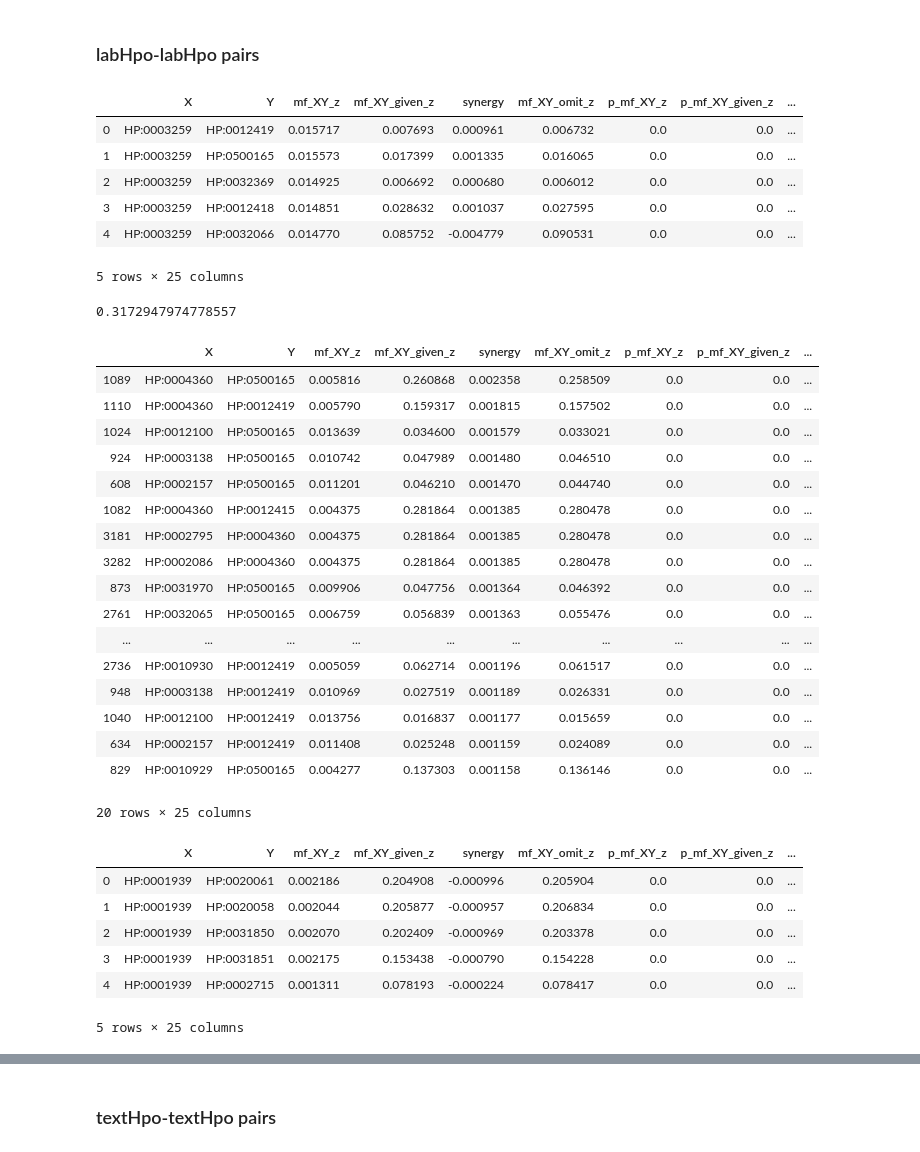
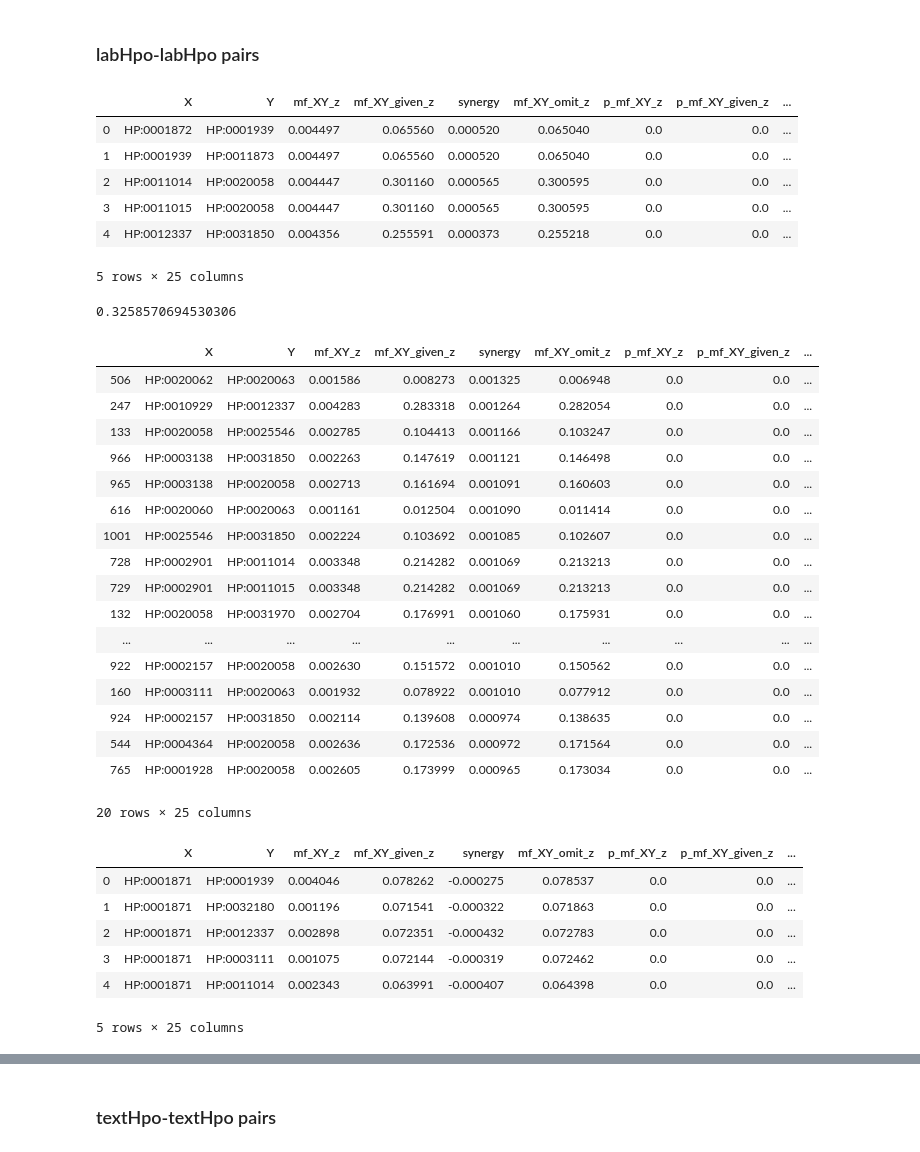
Before and after one commit to TheJacksonLaboratory/MIMIC_HPO, a Jupyter notebook: src/main/notebooks/interpretation.ipynb, the cells around one changed output, grey strips where cells are left out. Drawn from its saved outputs; the diff is of its cells as text; code cells hidden in the pictures.

```diff
--- a/src/main/notebooks/interpretation.ipynb
+++ b/src/main/notebooks/interpretation.ipynb
@@ -221,11 +226,18 @@ def load_p_values(path):
 
 convert_to_percent = np.vectorize(lambda x: ' {:.2f}%'.format(x * 100))
 # %%
-with open('../../../data/mf_regarding_diseases/primary_only/summaries_diagnosis_textHpo_labHpo.obj', 'rb') as f:
+primary_only = True
+if primary_only:
+    diag_dir = "primary_only"
+else:
+    diag_dir = "primary_and_secondary"
+
+
+with open('../../../data/mf_regarding_diseases/{}/summaries_diagnosis_textHpo_labHpo.obj'.format(diag_dir), 'rb') as f:
     summaries_diagnosis_textHpo_labHpo = pickle.load(f)
-with open('../../../data/mf_regarding_diseases/primary_only/summaries_diagnosis_textHpo_textHpo.obj', 'rb') as f:
+with open('../../../data/mf_regarding_diseases/{}/summaries_diagnosis_textHpo_textHpo.obj'.format(diag_dir), 'rb') as f:
     summaries_diagnosis_textHpo_textHpo = pickle.load(f)
-with open('../../../data/mf_regarding_diseases/primary_only/summaries_diagnosis_labHpo_labHpo.obj', 'rb') as f:
+with open('../../../data/mf_regarding_diseases/{}/summaries_diagnosis_labHpo_labHpo.obj'.format(diag_dir), 'rb') as f:
     summaries_diagnosis_labHpo_labHpo = pickle.load(f)
 # %%
 summaries_diagnosis_textHpo_labHpo.keys()
@@ -362,9 +376,9 @@ nodes.drop_duplicates().reset_index(drop=True).to_csv('../../../data/mf_regardin
 # %% [markdown]
 ### labHpo-labHpo pairs
 # %%
-disease = '584'
+disease = '493'
 mf_diagnosis_phenotypes = mf.MutualInfoXYz(summaries_diagnosis_labHpo_labHpo[disease])
-p_values = load_p_values('../../../data/mf_regarding_diseases/primary_only/{}/p_value_labHpo_labHpo_{}_primary_only.obj'.format(disease, disease))
+p_values = load_p_values('../../../data/mf_regarding_diseases/{}/{}/p_value_labHpo_labHpo_{}_{}.obj'.format(diag_dir, disease, disease, diag_dir))
 
 df_mf_Xz, df_mf_Yz, df_mf_XY_z = mf_dataframes(mf_diagnosis_phenotypes, p_values['mf_Xz'], p_values['mf_Yz'], \
                                                p_values['mf_XY_z'], p_values['mf_XY_given_z'], p_values['synergy'], \
@@ -389,56 +403,56 @@ df_mf_joint_vs_individual = df_mf_XY_z_filtered \
 
 df_mf_joint_vs_individual.loc[:, ['X', 'Y', 'mf_Xz', 'mf_Yz', 'mf_XY_z', 'p_mf_Xz', 'p_mf_Yz', 'P1_label', 'P2_label']] \
     .rename(columns={'X': 'P1', 'Y': 'P2', 'mf_Xz': 'mf_P1_diag', 'mf_Yz': 'mf_P2_diag', 'mf_XY_z': 'mf_P1P2_diag'}) \
-    .to_csv('../../../data/mf_regarding_diseases/primary_only/df_mf_joint_vs_individual_labHpo_labHpo_{}.csv'.format(disease))
+    .to_csv('../../../data/mf_regarding_diseases/{}/df_mf_joint_vs_individual_labHpo_labHpo_{}.csv'.format(diag_dir, disease))
 df_mf_joint_vs_individual.head()
 # %% [output]
 |  | X | Y | mf_XY_z | mf_XY_given_z | synergy | mf_XY_omit_z | p_mf_XY_z | p_mf_XY_given_z | ... |
-| 0 | HP:0003259 | HP:0012419 | 0.015717 | 0.007693 | 0.000961 | 0.006732 | 0.0 | 0.0 | ... |
-| 1 | HP:0003259 | HP:0500165 | 0.015573 | 0.017399 | 0.001335 | 0.016065 | 0.0 | 0.0 | ... |
-| 2 | HP:0003259 | HP:0032369 | 0.014925 | 0.006692 | 0.000680 | 0.006012 | 0.0 | 0.0 | ... |
-| 3 | HP:0003259 | HP:0012418 | 0.014851 | 0.028632 | 0.001037 | 0.027595 | 0.0 | 0.0 | ... |
-| 4 | HP:0003259 | HP:0032066 | 0.014770 | 0.085752 | -0.004779 | 0.090531 | 0.0 | 0.0 | ... |
+| 0 | HP:0001872 | HP:0001939 | 0.004497 | 0.065560 | 0.000520 | 0.065040 | 0.0 | 0.0 | ... |
+| 1 | HP:0001939 | HP:0011873 | 0.004497 | 0.065560 | 0.000520 | 0.065040 | 0.0 | 0.0 | ... |
+| 2 | HP:0011014 | HP:0020058 | 0.004447 | 0.301160 | 0.000565 | 0.300595 | 0.0 | 0.0 | ... |
+| 3 | HP:0011015 | HP:0020058 | 0.004447 | 0.301160 | 0.000565 | 0.300595 | 0.0 | 0.0 | ... |
+| 4 | HP:0012337 | HP:0031850 | 0.004356 | 0.255591 | 0.000373 | 0.255218 | 0.0 | 0.0 | ... |
 5 rows × 25 columns
 # %%
 entropy(mf_diagnosis_phenotypes.case_N, mf_diagnosis_phenotypes.control_N)
 # %% [output]
-0.3172947974778557
+0.3258570694530306
 # %%
 df_mf_XY_z_filtered \
     .sort_values(by='synergy', ascending=False) \
     .reset_index(drop=True) \
     .rename(columns={'X': 'P1', 'Y': 'P2','mf_Xz': 'mf_P1_diag', 'mf_Yz': 'mf_P2_diag', 'p_mf_Xz': 'p_mf_P1_diag', 'p_mf_Yz': 'p_mf_P2_diag'}) \
     .loc[:, ['P1', 'P2', 'mf_P1_diag', 'mf_P2_diag', 'synergy', 'p_mf_P1_diag', 'p_mf_P2_diag', 'p_synergy', 'P1_label', 'P2_label', '+++', '++-', '+-+', '+--', '-++', '-+-', '--+', '---']] \
-    .to_csv('../../../data/mf_regarding_diseases/primary_only/df_synergy_labHpo_labHpo_{}.csv'.format(disease))
+    .to_csv('../../../data/mf_regarding_diseases/{}/df_synergy_labHpo_labHpo_{}.csv'.format(diag_dir, disease))
 df_mf_XY_z_filtered.sort_values(by='synergy', ascending=False).head(n=20)
 # %% [output]
 |  | X | Y | mf_XY_z | mf_XY_given_z | synergy | mf_XY_omit_z | p_mf_XY_z | p_mf_XY_given_z | ... |
-| 1089 | HP:0004360 | HP:0500165 | 0.005816 | 0.260868 | 0.002358 | 0.258509 | 0.0 | 0.0 | ... |
-| 1110 | HP:0004360 | HP:0012419 | 0.005790 | 0.159317 | 0.001815 | 0.157502 | 0.0 | 0.0 | ... |
-| 1024 | HP:0012100 | HP:0500165 | 0.013639 | 0.034600 | 0.001579 | 0.033021 | 0.0 | 0.0 | ... |
-| 924 | HP:0003138 | HP:0500165 | 0.010742 | 0.047989 | 0.001480 | 0.046510 | 0.0 | 0.0 | ... |
-| 608 | HP:0002157 | HP:0500165 | 0.011201 | 0.046210 | 0.001470 | 0.044740 | 0.0 | 0.0 | ... |
-| 1082 | HP:0004360 | HP:0012415 | 0.004375 | 0.281864 | 0.001385 | 0.280478 | 0.0 | 0.0 | ... |
-| 3181 | HP:0002795 | HP:0004360 | 0.004375 | 0.281864 | 0.001385 | 0.280478 | 0.0 | 0.0 | ... |
-| 3282 | HP:0002086 | HP:0004360 | 0.004375 | 0.281864 | 0.001385 | 0.280478 | 0.0 | 0.0 | ... |
-| 873 | HP:0031970 | HP:0500165 | 0.009906 | 0.047756 | 0.001364 | 0.046392 | 0.0 | 0.0 | ... |
-| 2761 | HP:0032065 | HP:0500165 | 0.006759 | 0.056839 | 0.001363 | 0.055476 | 0.0 | 0.0 | ... |
+| 506 | HP:0020062 | HP:0020063 | 0.001586 | 0.008273 | 0.001325 | 0.006948 | 0.0 | 0.0 | ... |
+| 247 | HP:0010929 | HP:0012337 | 0.004283 | 0.283318 | 0.001264 | 0.282054 | 0.0 | 0.0 | ... |
+| 133 | HP:0020058 | HP:0025546 | 0.002785 | 0.104413 | 0.001166 | 0.103247 | 0.0 | 0.0 | ... |
+| 966 | HP:0003138 | HP:0031850 | 0.002263 | 0.147619 | 0.001121 | 0.146498 | 0.0 | 0.0 | ... |
+| 965 | HP:0003138 | HP:0020058 | 0.002713 | 0.161694 | 0.001091 | 0.160603 | 0.0 | 0.0 | ... |
+| 616 | HP:0020060 | HP:0020063 | 0.001161 | 0.012504 | 0.001090 | 0.011414 | 0.0 | 0.0 | ... |
+| 1001 | HP:0025546 | HP:0031850 | 0.002224 | 0.103692 | 0.001085 | 0.102607 | 0.0 | 0.0 | ... |
+| 728 | HP:0002901 | HP:0011014 | 0.003348 | 0.214282 | 0.001069 | 0.213213 | 0.0 | 0.0 | ... |
+| 729 | HP:0002901 | HP:0011015 | 0.003348 | 0.214282 | 0.001069 | 0.213213 | 0.0 | 0.0 | ... |
+| 132 | HP:0020058 | HP:0031970 | 0.002704 | 0.176991 | 0.001060 | 0.175931 | 0.0 | 0.0 | ... |
 | ... | ... | ... | ... | ... | ... | ... | ... | ... | ... |
-| 2736 | HP:0010930 | HP:0012419 | 0.005059 | 0.062714 | 0.001196 | 0.061517 | 0.0 | 0.0 | ... |
-| 948 | HP:0003138 | HP:0012419 | 0.010969 | 0.027519 | 0.001189 | 0.026331 | 0.0 | 0.0 | ... |
-| 1040 | HP:0012100 | HP:0012419 | 0.013756 | 0.016837 | 0.001177 | 0.015659 | 0.0 | 0.0 | ... |
-| 634 | HP:0002157 | HP:0012419 | 0.011408 | 0.025248 | 0.001159 | 0.024089 | 0.0 | 0.0 | ... |
-| 829 | HP:0010929 | HP:0500165 | 0.004277 | 0.137303 | 0.001158 | 0.136146 | 0.0 | 0.0 | ... |
+| 922 | HP:0002157 | HP:0020058 | 0.002630 | 0.151572 | 0.001010 | 0.150562 | 0.0 | 0.0 | ... |
+| 160 | HP:0003111 | HP:0020063 | 0.001932 | 0.078922 | 0.001010 | 0.077912 | 0.0 | 0.0 | ... |
+| 924 | HP:0002157 | HP:0031850 | 0.002114 | 0.139608 | 0.000974 | 0.138635 | 0.0 | 0.0 | ... |
+| 544 | HP:0004364 | HP:0020058 | 0.002636 | 0.172536 | 0.000972 | 0.171564 | 0.0 | 0.0 | ... |
+| 765 | HP:0001928 | HP:0020058 | 0.002605 | 0.173999 | 0.000965 | 0.173034 | 0.0 | 0.0 | ... |
 20 rows × 25 columns
 # %%
 df_mf_XY_z_filtered.head()
 # %% [output]
 |  | X | Y | mf_XY_z | mf_XY_given_z | synergy | mf_XY_omit_z | p_mf_XY_z | p_mf_XY_given_z | ... |
-| 0 | HP:0001939 | HP:0020061 | 0.002186 | 0.204908 | -0.000996 | 0.205904 | 0.0 | 0.0 | ... |
-| 1 | HP:0001939 | HP:0020058 | 0.002044 | 0.205877 | -0.000957 | 0.206834 | 0.0 | 0.0 | ... |
-| 2 | HP:0001939 | HP:0031850 | 0.002070 | 0.202409 | -0.000969 | 0.203378 | 0.0 | 0.0 | ... |
-| 3 | HP:0001939 | HP:0031851 | 0.002175 | 0.153438 | -0.000790 | 0.154228 | 0.0 | 0.0 | ... |
-| 4 | HP:0001939 | HP:0002715 | 0.001311 | 0.078193 | -0.000224 | 0.078417 | 0.0 | 0.0 | ... |
+| 0 | HP:0001871 | HP:0001939 | 0.004046 | 0.078262 | -0.000275 | 0.078537 | 0.0 | 0.0 | ... |
+| 1 | HP:0001871 | HP:0032180 | 0.001196 | 0.071541 | -0.000322 | 0.071863 | 0.0 | 0.0 | ... |
+| 2 | HP:0001871 | HP:0012337 | 0.002898 | 0.072351 | -0.000432 | 0.072783 | 0.0 | 0.0 | ... |
+| 3 | HP:0001871 | HP:0003111 | 0.001075 | 0.072144 | -0.000319 | 0.072462 | 0.0 | 0.0 | ... |
+| 4 | HP:0001871 | HP:0011014 | 0.002343 | 0.063991 | -0.000407 | 0.064398 | 0.0 | 0.0 | ... |
 5 rows × 25 columns
 # %%
 df_mf_vs_conditional_mf = df_mf_XY_z_filtered
```
Also changed, not shown: parts of 43 cells of this notebook, 1 other file.
